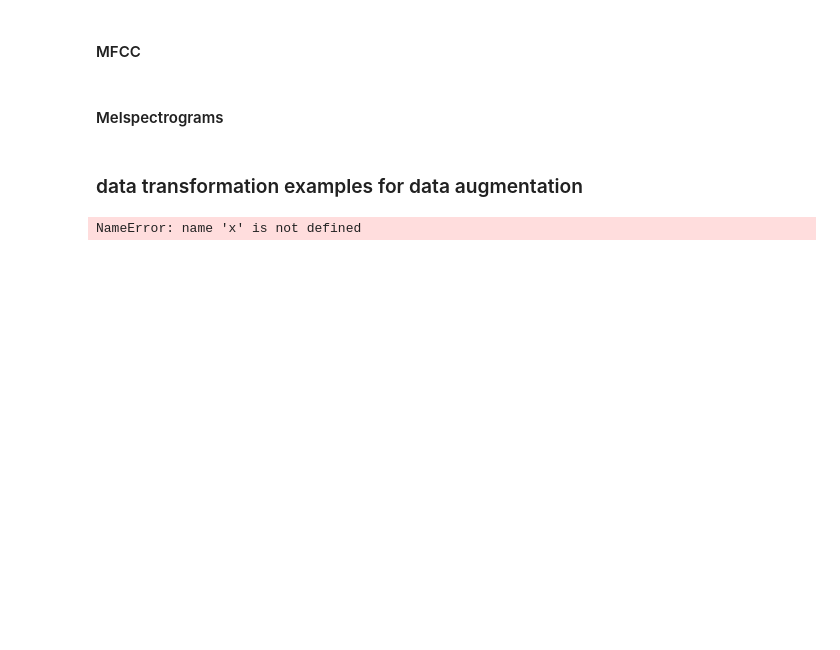
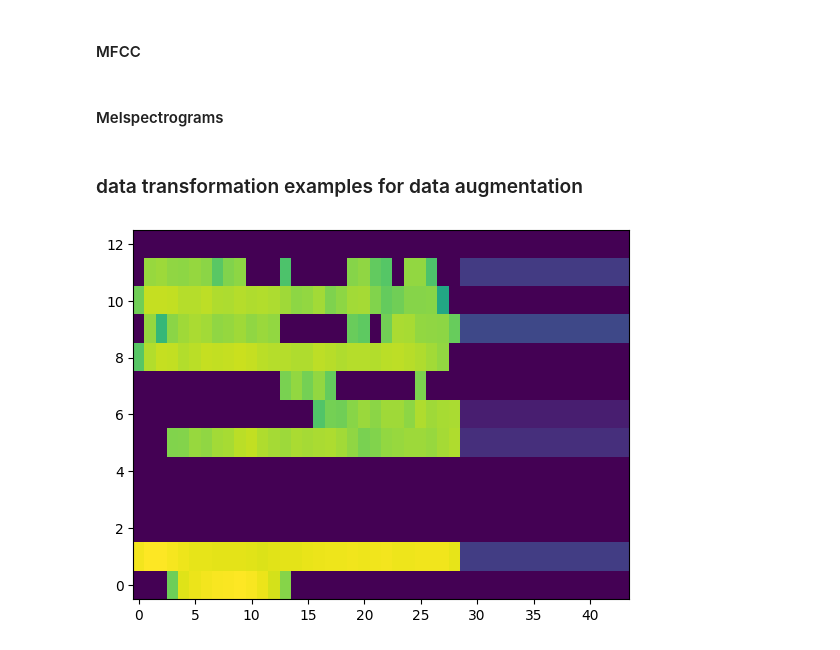
Before and after one commit to alextavern/musicAI, a Jupyter notebook: UrbanSound8K_Data_exploration+feature_extraction.ipynb, the cells around one changed output. Drawn from its saved outputs; the diff is of its cells as text; code cells hidden in the pictures; blank space fills up the shorter version.

```diff
--- a/UrbanSound8K_Data_exploration+feature_extraction.ipynb
+++ b/UrbanSound8K_Data_exploration+feature_extraction.ipynb
@@ -611,6 +611,7 @@ save_tensors(PATH, 1, False, mel_spectrogram, name) # val set - fold = 1
 # %% [markdown]
 ### data transformation examples for data augmentation
 # %%
+x, _, _ = dataset_mfcc[0]
 im = plt.imshow(librosa.power_to_db(x[0]), origin="lower", aspect="auto")
 # %% [output]
-NameError: name 'x' is not defined
+[figure, added]
```
Also changed, not shown: parts of 15 cells of this notebook.
